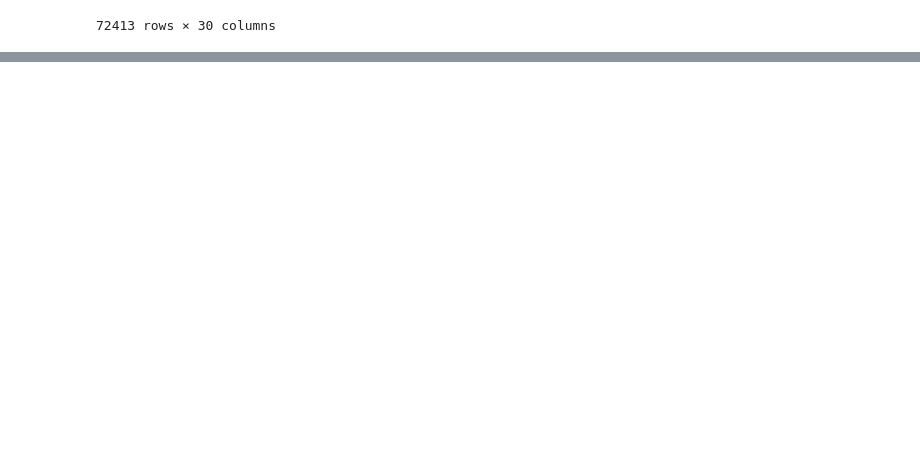
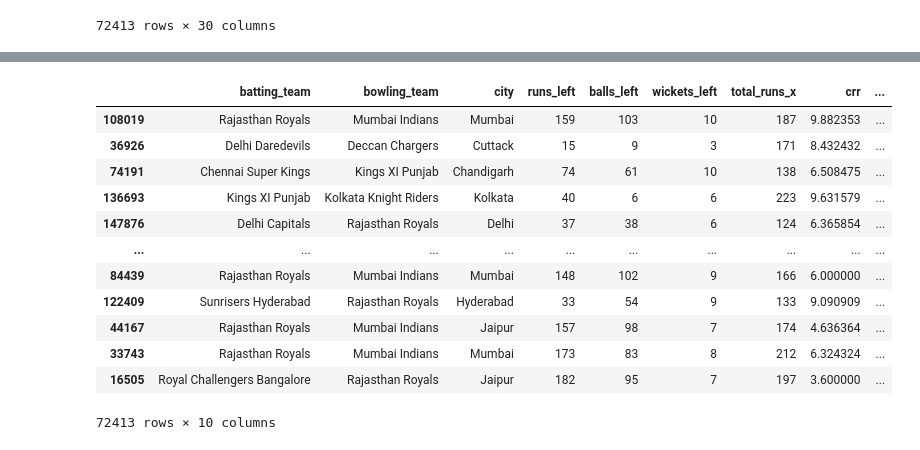
Before and after one commit to V-A-N-S-H/IPL-Win-Probability-Predictor, a Jupyter notebook: main.ipynb, the cells around one changed output, grey strips where cells are left out. Drawn from its saved outputs; the diff is of its cells as text; code cells hidden in the pictures; blank space fills up the shorter version.

```diff
--- a/main.ipynb
+++ b/main.ipynb
@@ -353,0 +398,18 @@ delivery_df
+# %%
+final_df = final_df.sample(final_df.shape[0])
+# %%
+final_df
+# %% [output]
+|  | batting_team | bowling_team | city | runs_left | balls_left | wickets_left | total_runs_x | crr | ... |
+| 108019 | Rajasthan Royals | Mumbai Indians | Mumbai | 159 | 103 | 10 | 187 | 9.882353 | ... |
+| 36926 | Delhi Daredevils | Deccan Chargers | Cuttack | 15 | 9 | 3 | 171 | 8.432432 | ... |
+| 74191 | Chennai Super Kings | Kings XI Punjab | Chandigarh | 74 | 61 | 10 | 138 | 6.508475 | ... |
+| 136693 | Kings XI Punjab | Kolkata Knight Riders | Kolkata | 40 | 6 | 6 | 223 | 9.631579 | ... |
+| 147876 | Delhi Capitals | Rajasthan Royals | Delhi | 37 | 38 | 6 | 124 | 6.365854 | ... |
+| ... | ... | ... | ... | ... | ... | ... | ... | ... | ... |
+| 84439 | Rajasthan Royals | Mumbai Indians | Mumbai | 148 | 102 | 9 | 166 | 6.000000 | ... |
+| 122409 | Sunrisers Hyderabad | Rajasthan Royals | Hyderabad | 33 | 54 | 9 | 133 | 9.090909 | ... |
+| 44167 | Rajasthan Royals | Mumbai Indians | Jaipur | 157 | 98 | 7 | 174 | 4.636364 | ... |
+| 33743 | Rajasthan Royals | Mumbai Indians | Mumbai | 173 | 83 | 8 | 212 | 6.324324 | ... |
+| 16505 | Royal Challengers Bangalore | Rajasthan Royals | Jaipur | 182 | 95 | 7 | 197 | 3.600000 | ... |
+72413 rows × 10 columns
```
Also changed, not shown: parts of 21 cells of this notebook.
